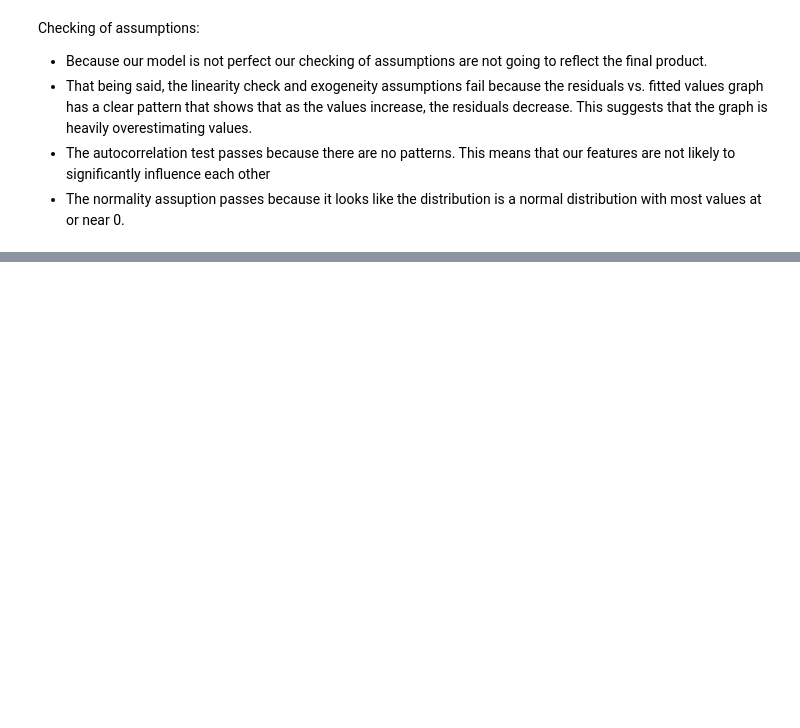
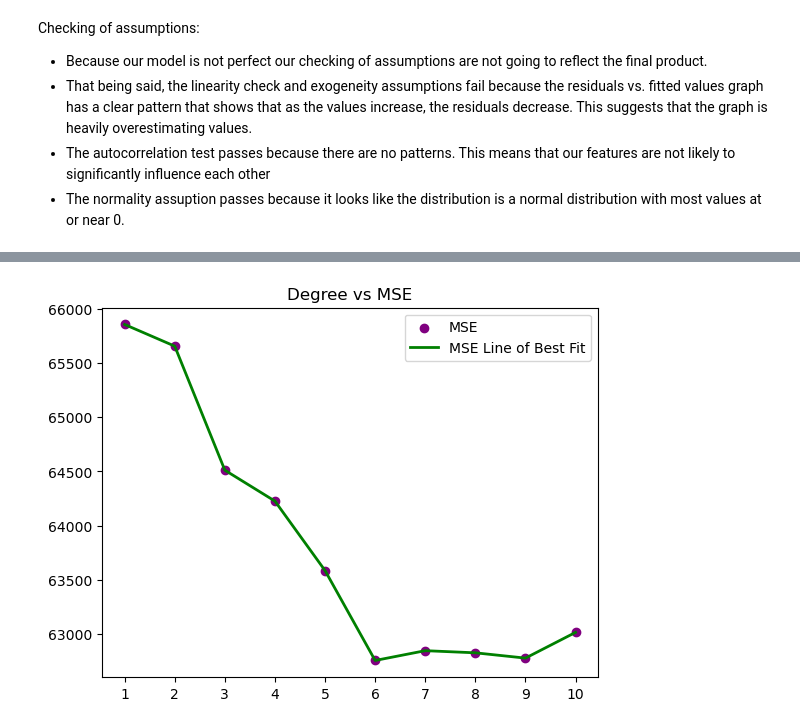
Before and after one commit to mtran-1230/DS3000, a Jupyter notebook: Phase_III (1).ipynb, the cells around one changed output, grey strips where cells are left out. Saved outputs shown, nothing was run; the diff lists cells and outputs as text; code cells hidden in the pictures; blank space fills up the shorter version.

```diff
--- a/Phase_III (1).ipynb
+++ b/Phase_III (1).ipynb
@@ -400,0 +485,9 @@ Checking of assumptions:
+# %%
+plt.scatter(degrees, mse_values, label = "MSE", color = "purple")
+plt.plot(degrees, mse_values, label = "MSE Line of Best Fit", linewidth=2, color = "green")
+plt.title(label = "Degree vs MSE")
+plt.xticks(degrees)
+plt.legend()
+plt.show()
+# %% [output]
+[figure, added]
```
Also changed, not shown: parts of 25 cells of this notebook.
